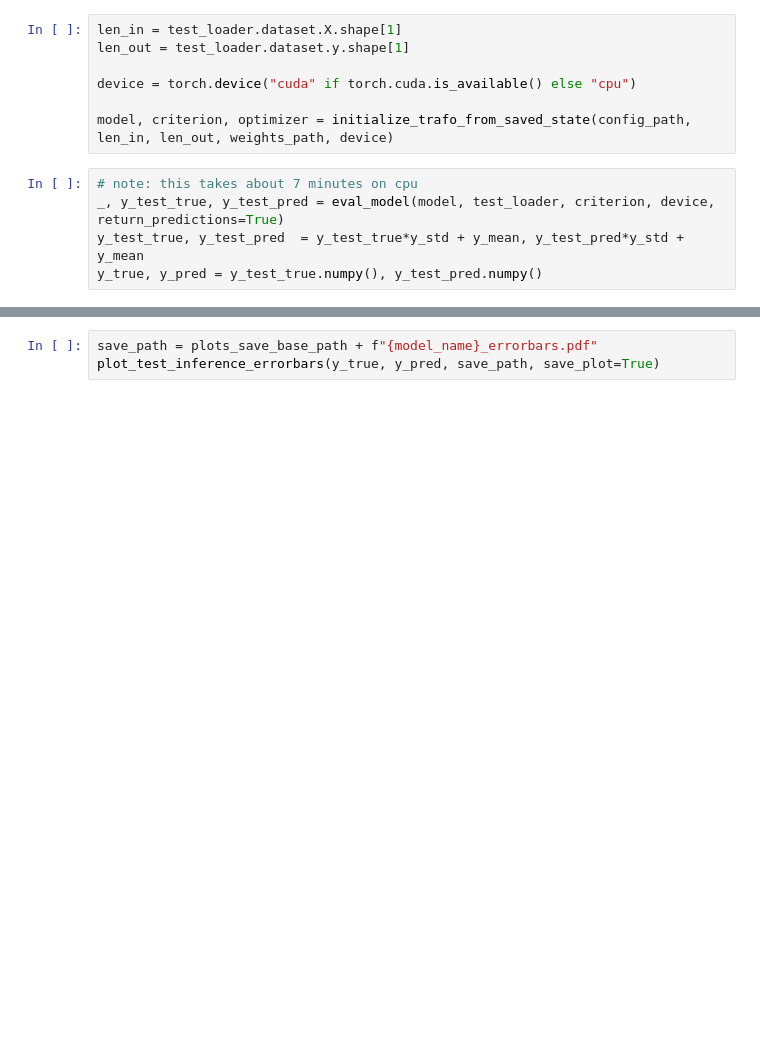
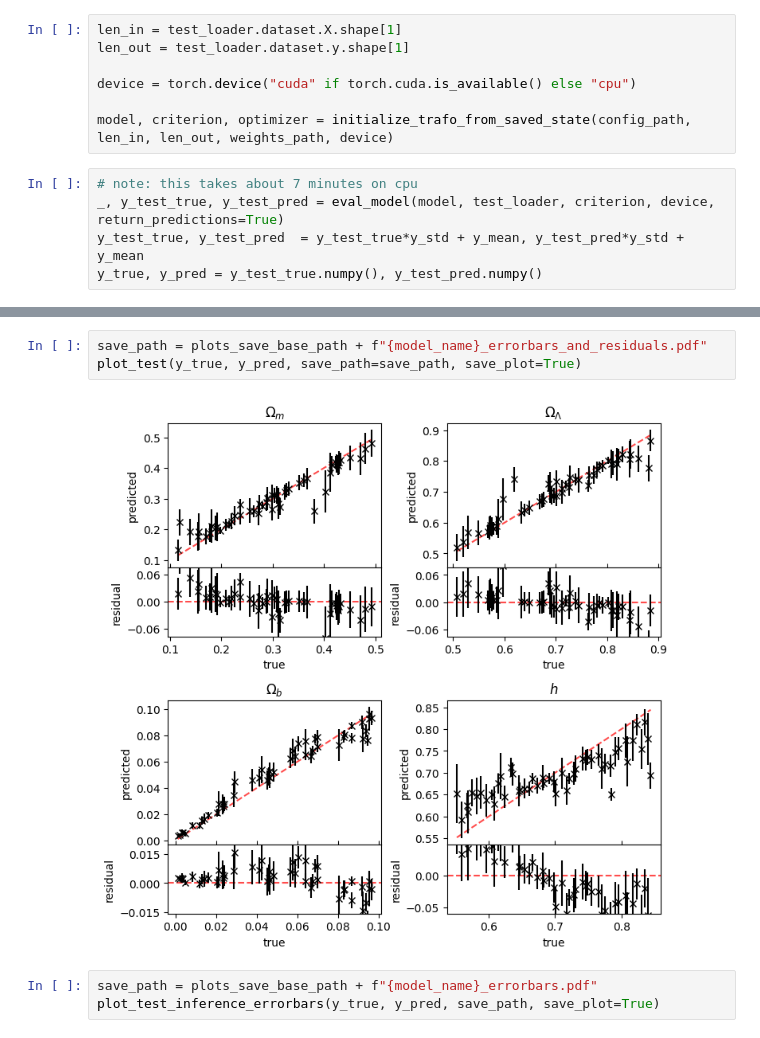
Before and after one commit to j-boucsein/CLIMB-Project, a Jupyter notebook: code/Machine_Learning/Transformer_pipeline/visualization_notebooks/remake_inference_plots.ipynb, the cells around one changed output, grey strips where cells are left out. Cells and saved outputs as stored; diff of their text form; blank space fills up the shorter version.

Commit message:
add plot variation of errorbar plot with residuals

```diff
--- a/code/Machine_Learning/Transformer_pipeline/visualization_notebooks/remake_inference_plots.ipynb
+++ b/code/Machine_Learning/Transformer_pipeline/visualization_notebooks/remake_inference_plots.ipynb
@@ -40,3 +147,8 @@ y_true, y_pred = y_test_true.numpy(), y_test_pred.numpy()
+# %%
+save_path = plots_save_base_path + f"{model_name}_errorbars_and_residuals.pdf"
+plot_test(y_true, y_pred, save_path=save_path, save_plot=True)
+# %% [output]
+[figure, added]
 # %%
 save_path = plots_save_base_path + f"{model_name}_errorbars.pdf"
 plot_test_inference_errorbars(y_true, y_pred, save_path, save_plot=True)
```
Also changed, not shown: parts of 1 cell of this notebook.
